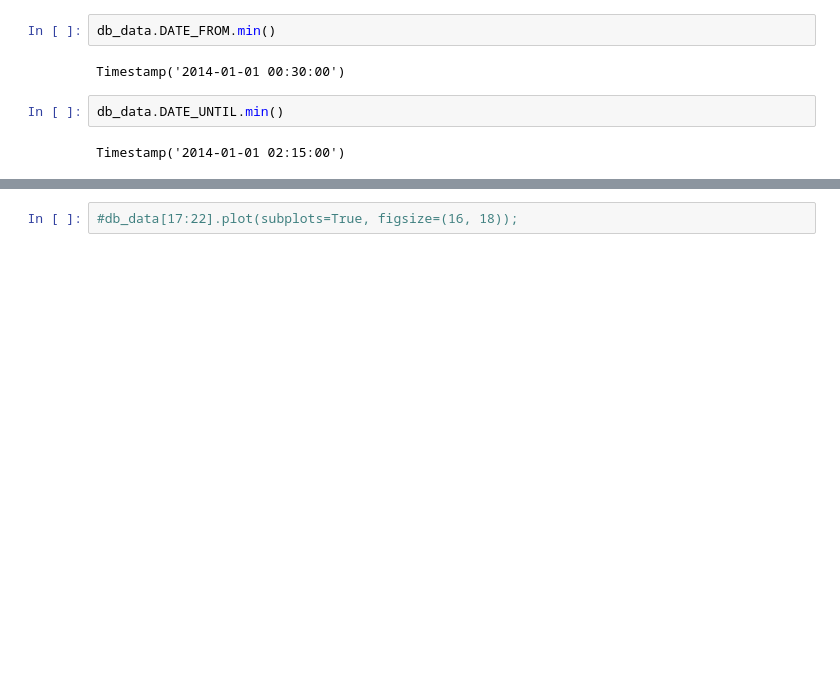
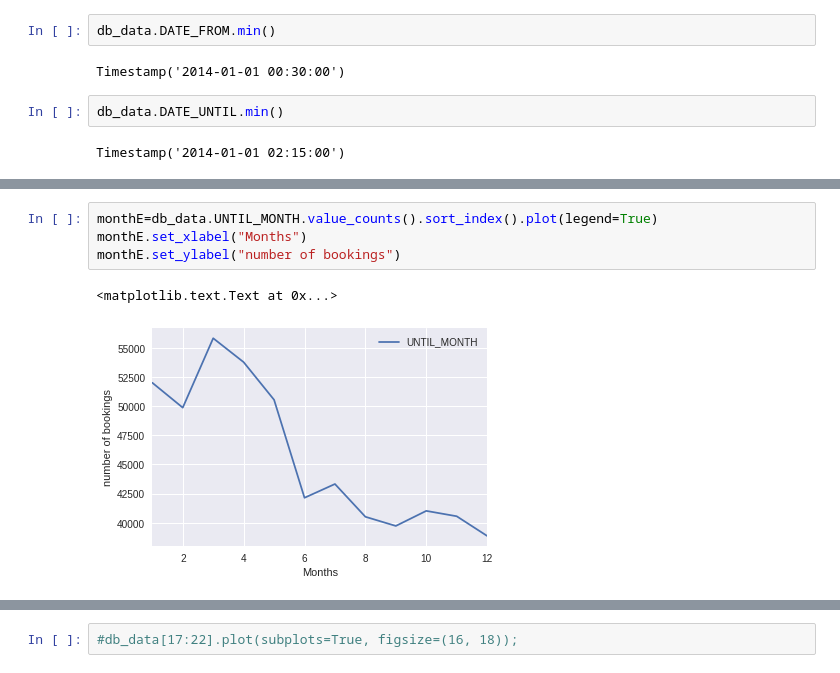
Before and after one commit to jawaharreddy/Flinkster-Data-Analysis, a Jupyter notebook: db_data.ipynb, the cells around one changed output, grey strips where cells are left out. Cells and saved outputs as stored; diff of their text form; blank space fills up the shorter version.

```diff
--- a/db_data.ipynb
+++ b/db_data.ipynb
@@ -256,0 +270,7 @@ db_data.UNTIL_WDAY.value_counts().sort_index().plot()
+# %%
+monthE=db_data.UNTIL_MONTH.value_counts().sort_index().plot(legend=True)
+monthE.set_xlabel("Months")
+monthE.set_ylabel("number of bookings")
+# %% [output]
+<matplotlib.text.Text at 0x...>
+[figure, added]
```
Also changed, not shown: parts of 36 cells of this notebook.
